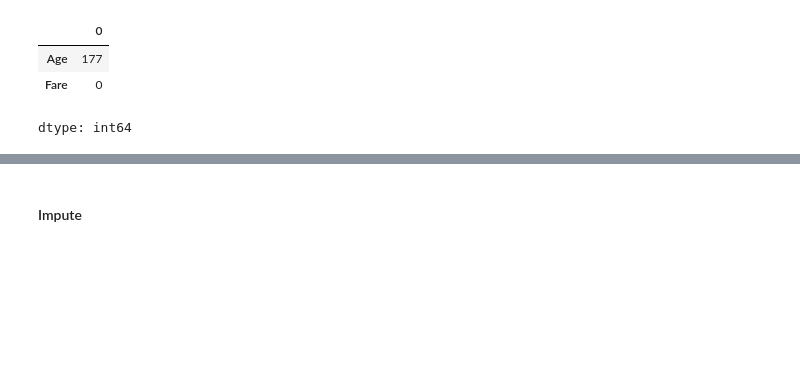
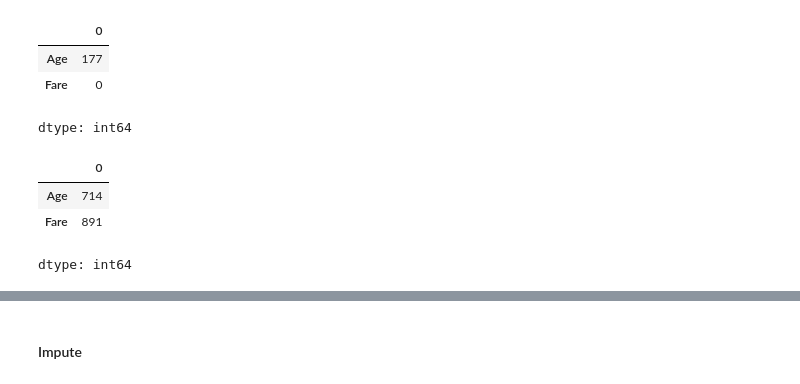
Before and after one commit to cnmi-ds-22/tanickell___Data-Science-Portfolio-C22, a Jupyter notebook: Modules/Module_2_Regression/Projects/Instructions/Project.0/Titanic.Age.Prediction.Using.Linear.Regression.pass-01.ipynb, the cells around one changed output, grey strips where cells are left out. Drawn from its saved outputs; the diff is of its cells as text; code cells hidden in the pictures; blank space fills up the shorter version.

```diff
--- a/Modules/Module_2_Regression/Projects/Instructions/Project.0/Titanic.Age.Prediction.Using.Linear.Regression.pass-01.ipynb
+++ b/Modules/Module_2_Regression/Projects/Instructions/Project.0/Titanic.Age.Prediction.Using.Linear.Regression.pass-01.ipynb
@@ -414,3 +415,11 @@ titanic_df.isnull().sum().sort_values( ascending = False )
 | Age | 177 |
 | Fare | 0 |
 dtype: int64
+# %%
+# compare to totals
+titanic_df.count()
+# %% [output]
+|  | 0 |
+| Age | 714 |
+| Fare | 891 |
+dtype: int64
```
Also changed, not shown: parts of 15 cells of this notebook.
